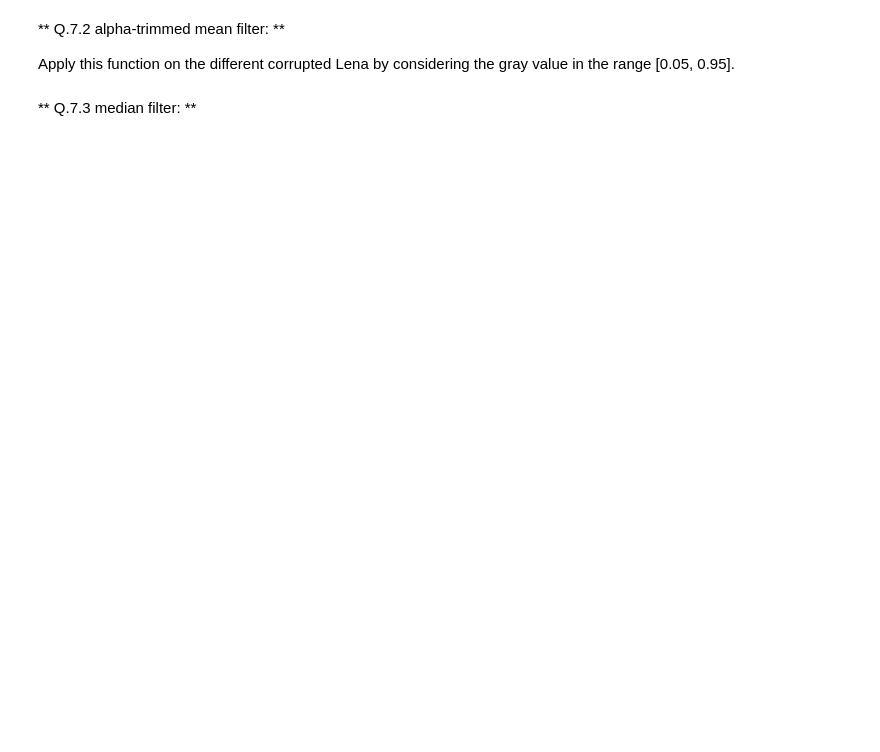
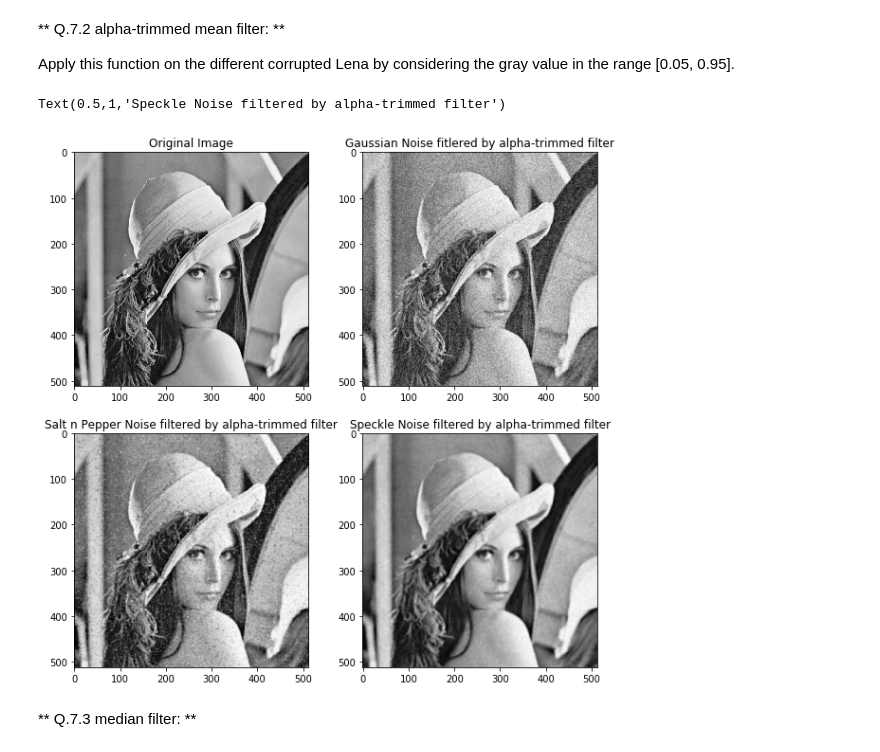
Before and after one commit to amjadkhan9686/B31XB-IIP-TP-1718, a Jupyter notebook: 4-filter-spatial-domain/4-spatial-filter.ipynb, the cells around one changed output. Cells and saved outputs as stored; diff of their text form; code cells hidden in the pictures; blank space fills up the shorter version.

```diff
--- a/4-filter-spatial-domain/4-spatial-filter.ipynb
+++ b/4-filter-spatial-domain/4-spatial-filter.ipynb
@@ -236,5 +320,27 @@ from skimage import util
 ** Q.7.2 alpha-trimmed mean filter: **
 
 Apply this function on the different corrupted Lena by considering the gray value in the range [0.05, 0.95].
+# %%
+mean_per_filt_im1 = filters.rank.mean_percentile(lena_gn_im, disk(1))
+mean_per_filt_im2 = filters.rank.mean_percentile(lena_snp_im, disk(2))
+mean_per_filt_im3 = filters.rank.mean_percentile(lena_spkle_im, disk(3))
+
+fig, axes = plt.subplots(nrows=2, ncols=2, figsize=(10, 10))
+ax0, ax1, ax2, ax3 = axes.ravel()
+
+ax0.imshow(lena_im, cmap = cm.Greys_r)
+ax0.set_title('Original Image')
+
+ax1.imshow(mean_per_filt_im1, cmap = cm.Greys_r)
+ax1.set_title('Gaussian Noise fitlered by alpha-trimmed filter')
+
+ax2.imshow(mean_per_filt_im2, cmap = cm.Greys_r)
+ax2.set_title('Salt n Pepper Noise filtered by alpha-trimmed filter')
+
+ax3.imshow(mean_per_filt_im3, cmap = cm.Greys_r)
+ax3.set_title('Speckle Noise filtered by alpha-trimmed filter')
+# %% [output]
+Text(0.5,1,'Speckle Noise filtered by alpha-trimmed filter')
+[figure, added]
 # %% [markdown]
 ** Q.7.3 median filter: **
```
Also changed, not shown: parts of 6 cells of this notebook.
